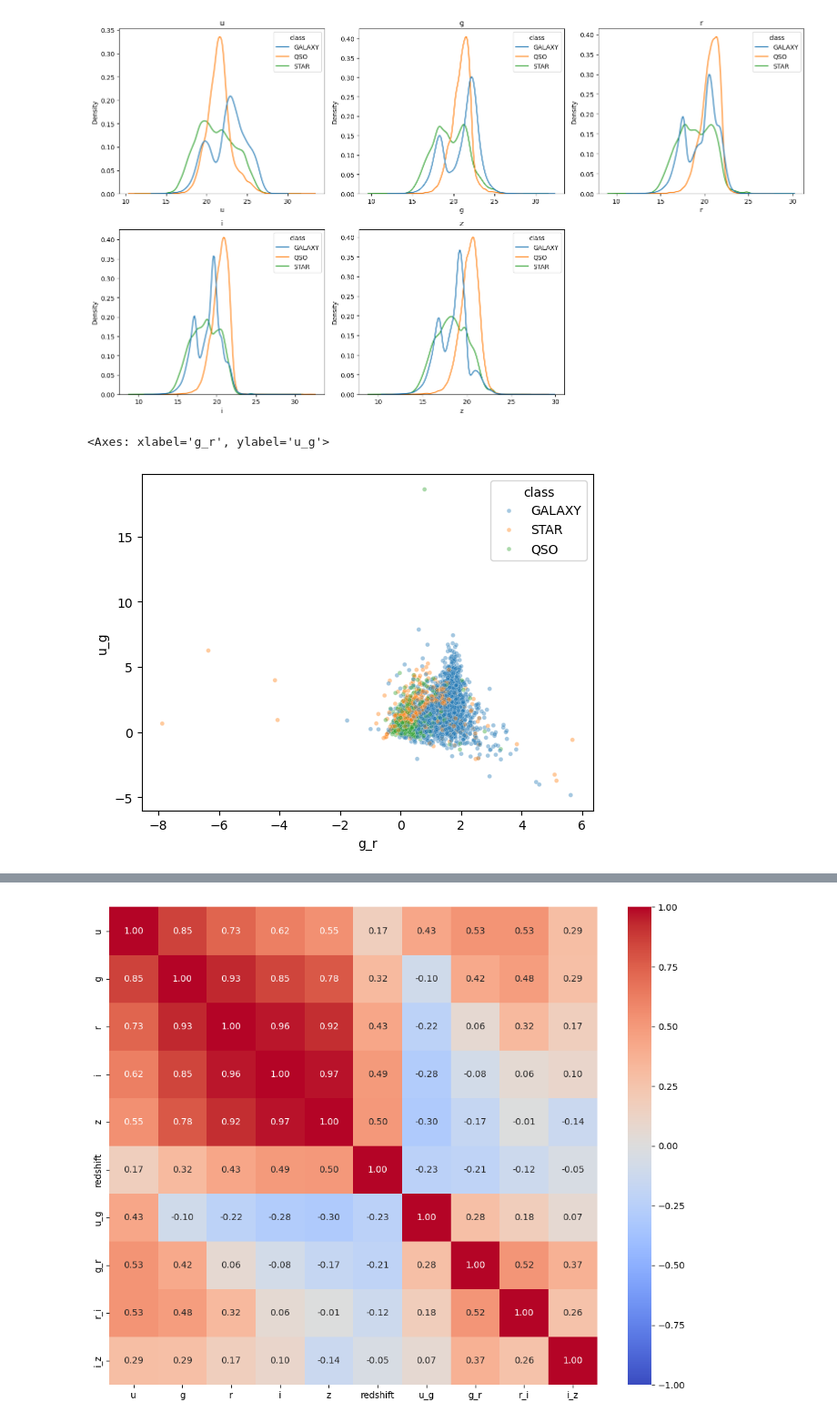
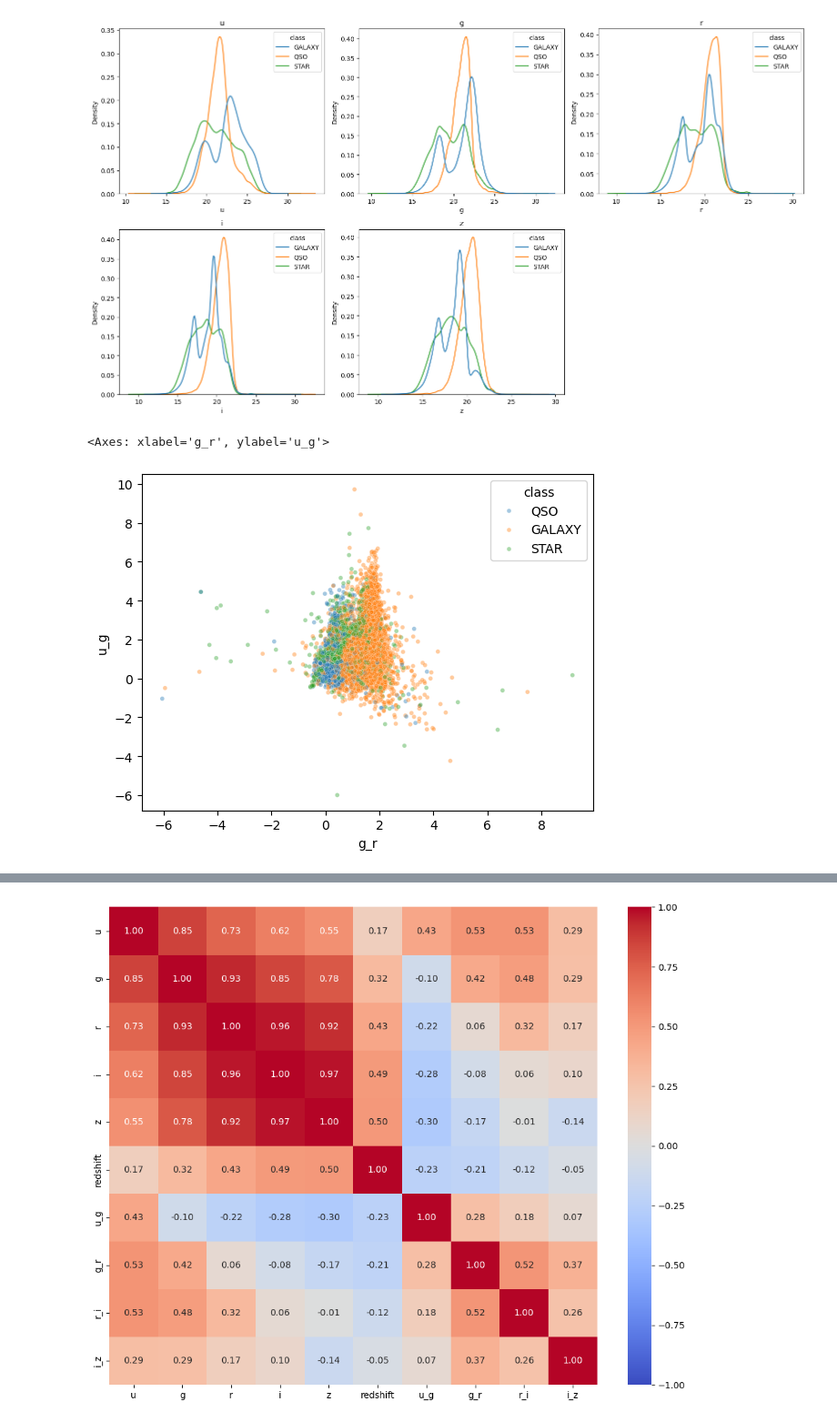
Before and after one commit to Handras18/Stellar-Classification, a Jupyter notebook: 01_eda.ipynb, the cells around one changed output, grey strips where cells are left out. Shown at 91% size. Saved outputs shown, nothing was run; the diff lists cells and outputs as text; code cells hidden in the pictures.

```diff
--- a/01_eda.ipynb
+++ b/01_eda.ipynb
@@ -184,11 +184,11 @@ axes.ravel()[-1].axis('off'); plt.tight_layout()
 # %%
 df['u_g'] = df['u'] - df['g']
 df['g_r'] = df['g'] - df['r']
 df['r_i'] = df['r'] - df['i']
 df['i_z'] = df['i'] - df['z']
 
-sns.scatterplot(data=df.sample(5000), x='g_r', y='u_g', hue='class', alpha=0.4, s=12)
+sns.scatterplot(data=df.sample(10000), x='g_r', y='u_g', hue='class', alpha=0.4, s=12)
 # %% [output]
 <Axes: xlabel='g_r', ylabel='u_g'>
-[figure, old version]
+[figure, new version]
 # %%
```
Also changed, not shown: parts of 3 cells of this notebook.
